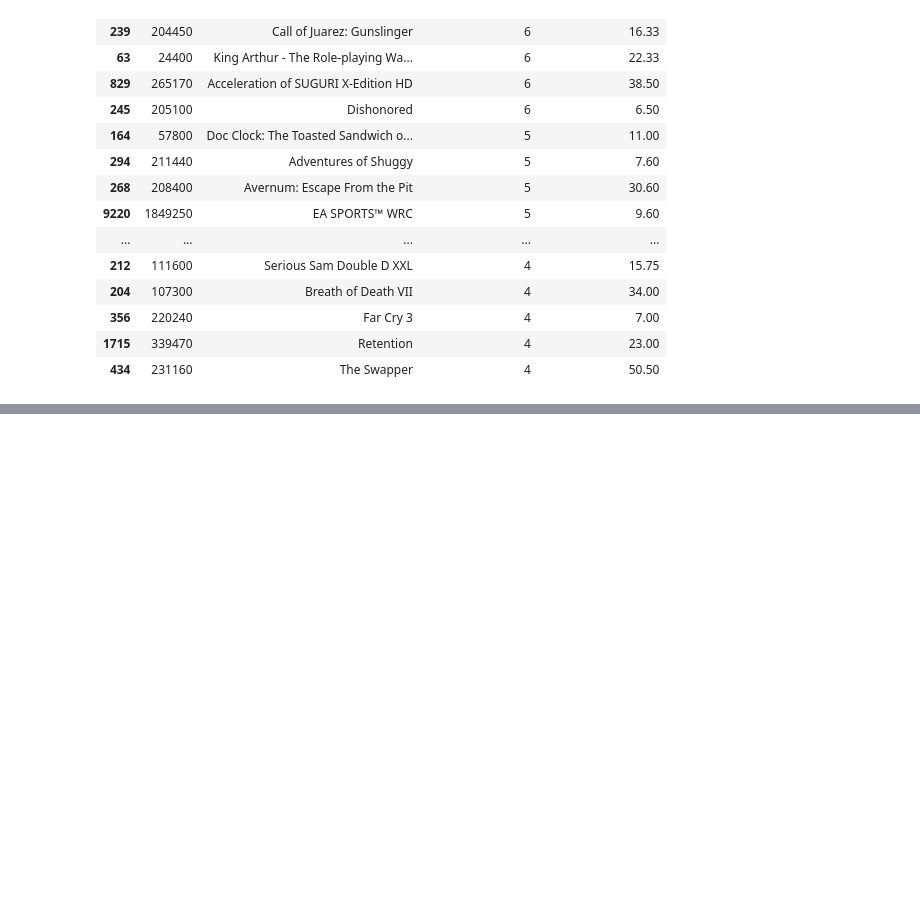
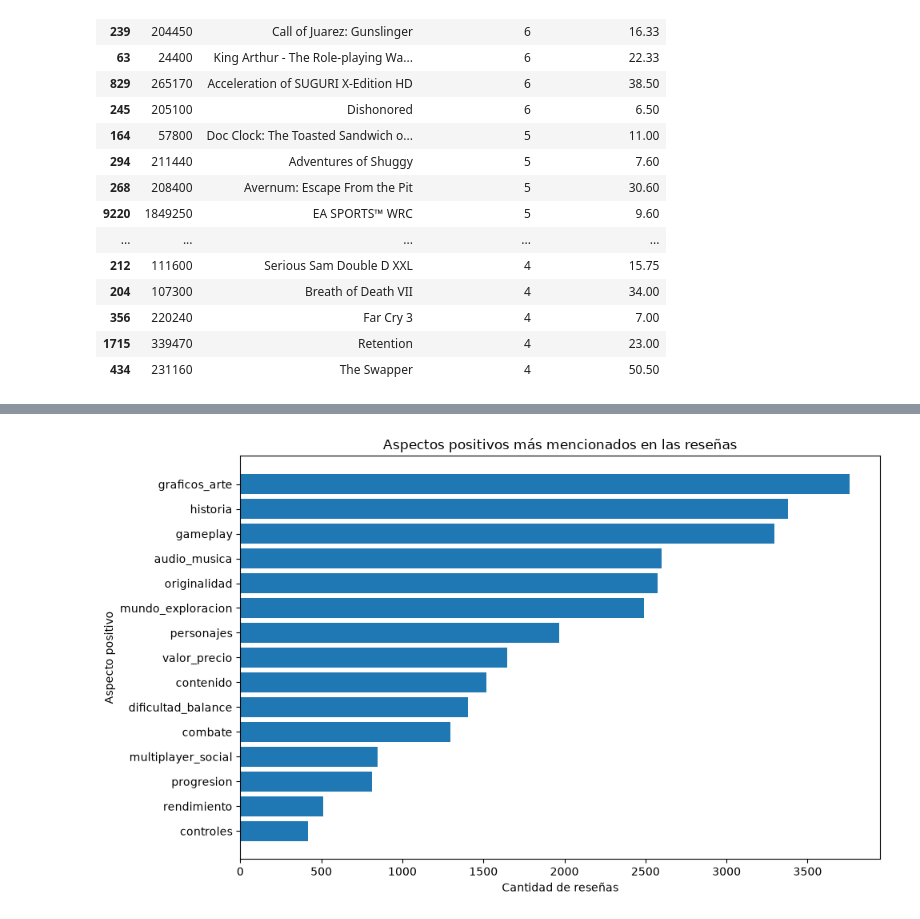
Before and after one commit to estebanler00/proyecto-final-data-analysis, a Jupyter notebook: notebooks/analisis-manu.ipynb, the cells around one changed output, grey strips where cells are left out. Saved outputs shown, nothing was run; the diff lists cells and outputs as text; code cells hidden in the pictures; blank space fills up the shorter version.

```diff
--- a/notebooks/analisis-manu.ipynb
+++ b/notebooks/analisis-manu.ipynb
@@ -213,7 +228,7 @@ def preparar_resenas(texto):
 
 
 # Trabajamos sobre una copia para no modificar el DataFrame original.
-df_preparado = df.copy()
+df_preparado = df_original.copy()
 
 # Guardamos el texto completo original para trazabilidad.
 df_preparado["texto_original"] = df_preparado["reviews"]
@@ -234,7 +249,7 @@ df_reviews = df_reviews.dropna(subset=["review"]).copy()
 df_reviews["review"] = df_reviews["review"].astype(str).str.strip()
 df_reviews = df_reviews[df_reviews["review"] != ""].copy()
 
-print("Registros antes de separar:", len(df))
+print("Registros antes de separar:", len(df_original))
 print("Reseñas/documentos después de separar:", len(df_reviews))
 
 df_reviews.head(10)
@@ -717,0 +1167,18 @@ El siguiente paso del proyecto será combinar el análisis textual con el datase
+# %%
+frecuencia_positivas = Counter()
+
+for aspectos in df_reviews_nlp["aspectos_positivos"]:
+
+    for categoria in aspectos.keys():
+        frecuencia_positivas[categoria] += 1
+
+
+df_aspectos_positivos = pd.DataFrame(
+    frecuencia_positivas.items(),
+    columns=["aspecto", "cantidad_resenas"]
+).sort_values(
+    "cantidad_resenas",
+    ascending=False
+)
+
+df_aspectos_positivos
@@ -717,0 +1202,22 @@ El siguiente paso del proyecto será combinar el análisis textual con el datase
+# %%
+#positivos
+
+import matplotlib.pyplot as plt
+
+plt.figure(figsize=(10, 6))
+
+plt.barh(
+    df_aspectos_positivos["aspecto"],
+    df_aspectos_positivos["cantidad_resenas"]
+)
+
+plt.xlabel("Cantidad de reseñas")
+plt.ylabel("Aspecto positivo")
+plt.title("Aspectos positivos más mencionados en las reseñas")
+
+plt.gca().invert_yaxis()
+
+plt.tight_layout()
+plt.show()
+# %% [output]
+[figure, added]
```
Also changed, not shown: parts of 26 cells of this notebook, 1 other file.
